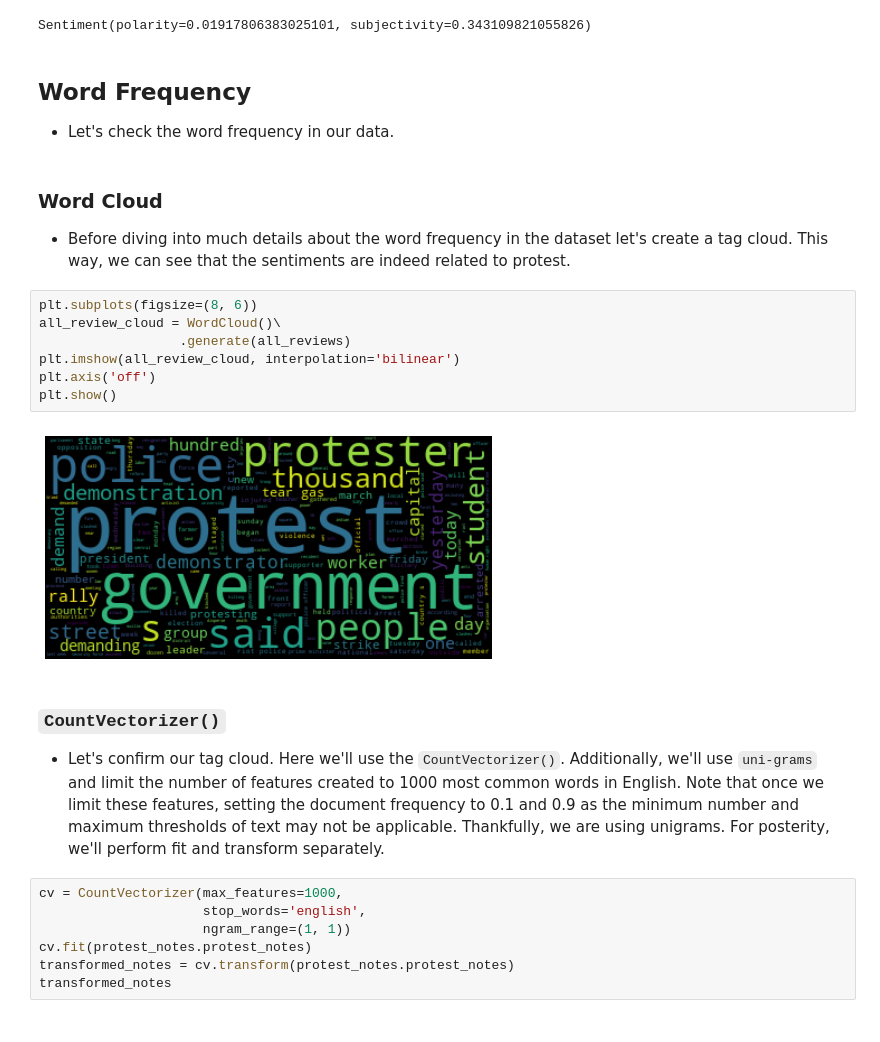
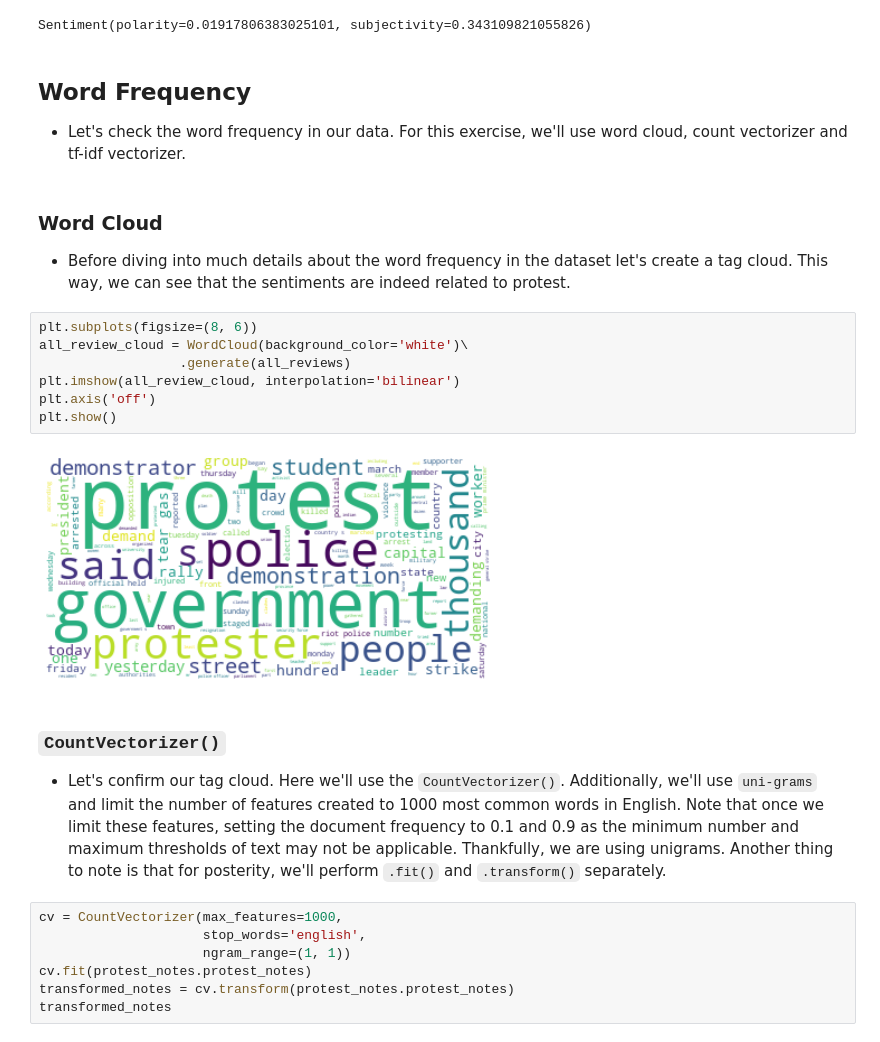
Before and after one commit to Demiga-g/Protest-Sentiments, a Jupyter notebook: Protest Sentiment Analysis.ipynb, the cells around one changed output. Cells and saved outputs as stored; diff of their text form.

```diff
--- a/Protest Sentiment Analysis.ipynb
+++ b/Protest Sentiment Analysis.ipynb
@@ -116,24 +117,24 @@ Sentiment(polarity=0.01917806383025101, subjectivity=0.343109821055826)
 # %% [markdown]
 ## Word Frequency
 
-- Let's check the word frequency in our data.
+- Let's check the word frequency in our data. For this exercise, we'll use word cloud, count vectorizer and tf-idf vectorizer.
 # %% [markdown]
 ### Word Cloud
 
 - Before diving into much details about the word frequency in the dataset let's create a tag cloud. This way, we can see that the sentiments are indeed related to protest.
 # %%
 plt.subplots(figsize=(8, 6))
-all_review_cloud = WordCloud()\
+all_review_cloud = WordCloud(background_color='white')\
                   .generate(all_reviews)
 plt.imshow(all_review_cloud, interpolation='bilinear')
 plt.axis('off')
 plt.show()
 # %% [output]
-[figure, old version]
+[figure, new version]
 # %% [markdown]
 ### `CountVectorizer()`
 
-- Let's confirm our tag cloud. Here we'll use the `CountVectorizer()`. Additionally, we'll use `uni-grams` and limit the number of features created  to 1000 most common words in English. Note that once we limit these features, setting the document frequency to 0.1 and 0.9 as the minimum number and maximum thresholds of text may not be applicable. Thankfully, we are using unigrams. For posterity, we'll perform fit and transform separately.
+- Let's confirm our tag cloud. Here we'll use the `CountVectorizer()`. Additionally, we'll use `uni-grams` and limit the number of features created  to 1000 most common words in English. Note that once we limit these features, setting the document frequency to 0.1 and 0.9 as the minimum number and maximum thresholds of text may not be applicable. Thankfully, we are using unigrams. Another thing to note is that for posterity, we'll perform `.fit()` and `.transform()` separately.
 # %%
 cv = CountVectorizer(max_features=1000,
                      stop_words='english',
```
Also changed, not shown: parts of 20 cells of this notebook.
